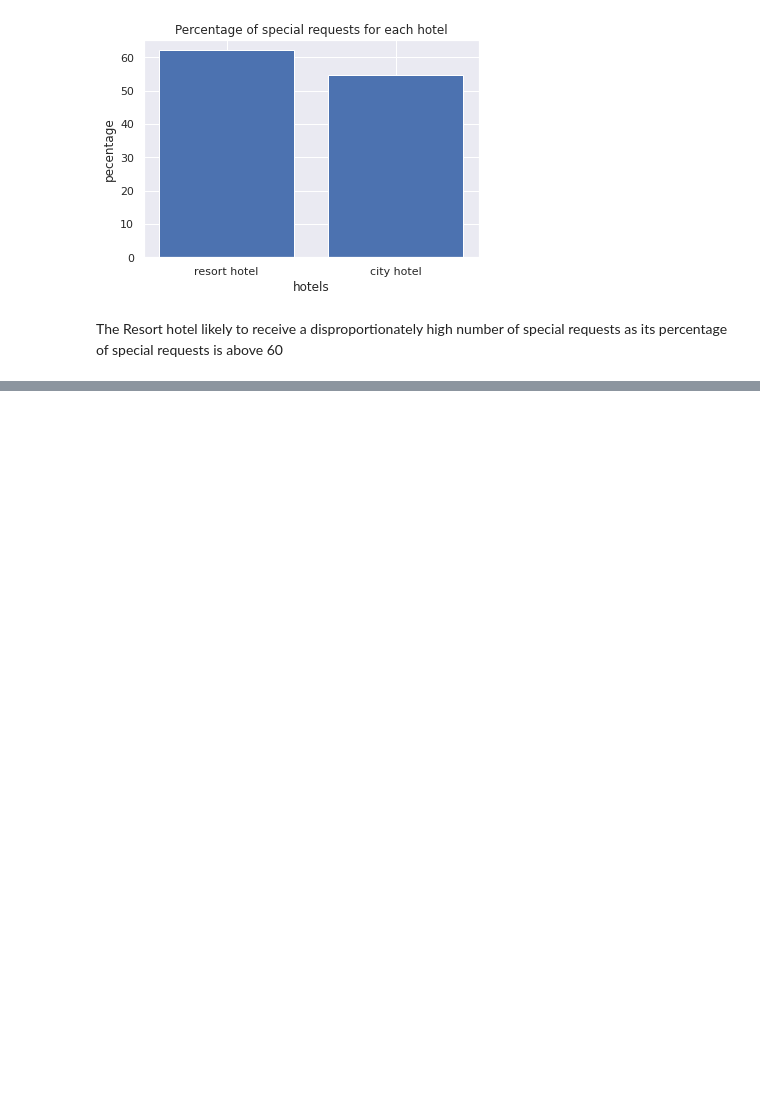
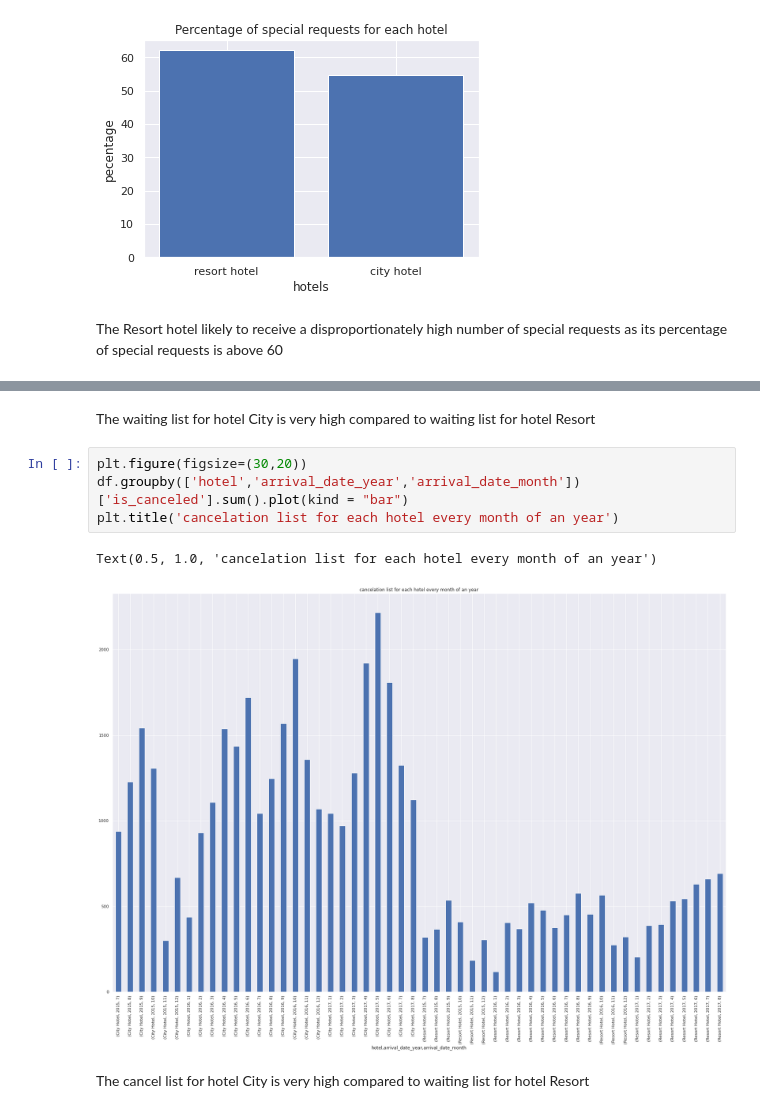
Before and after one commit to shivakumar17/hotel-booking, a Jupyter notebook: Copy_of_Hotel_Booking_Analysis_Capstone_Project.ipynb, the cells around one changed output, grey strips where cells are left out. Saved outputs shown, nothing was run; the diff lists cells and outputs as text; blank space fills up the shorter version.

```diff
--- a/Copy_of_Hotel_Booking_Analysis_Capstone_Project.ipynb
+++ b/Copy_of_Hotel_Booking_Analysis_Capstone_Project.ipynb
@@ -294,0 +345,11 @@ The Resort hotel likely to receive a disproportionately high number of special r
+# %% [markdown]
+The waiting list for hotel City is very high compared to waiting list for hotel Resort
+# %%
+plt.figure(figsize=(30,20))
+df.groupby(['hotel','arrival_date_year','arrival_date_month'])['is_canceled'].sum().plot(kind = "bar")
+plt.title('cancelation list for each hotel every month of an year')
+# %% [output]
+Text(0.5, 1.0, 'cancelation list for each hotel every month of an year')
+[figure, added]
+# %% [markdown]
+The cancel list for hotel City is very high compared to waiting list for hotel Resort
```
Also changed, not shown: parts of 6 cells of this notebook.
